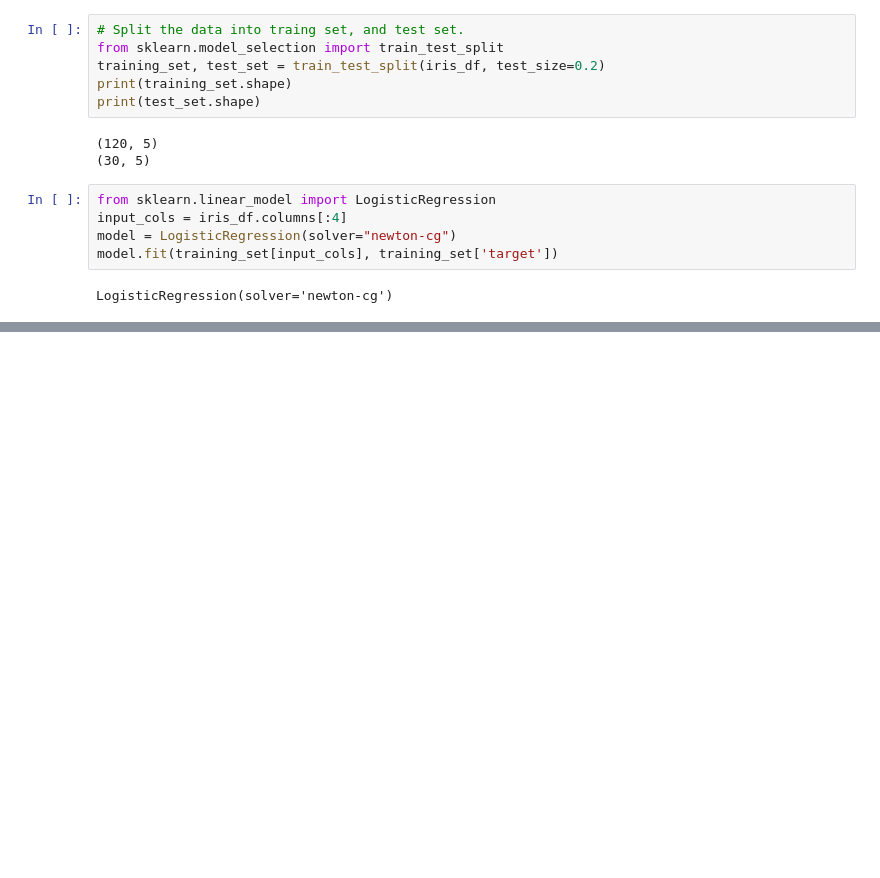
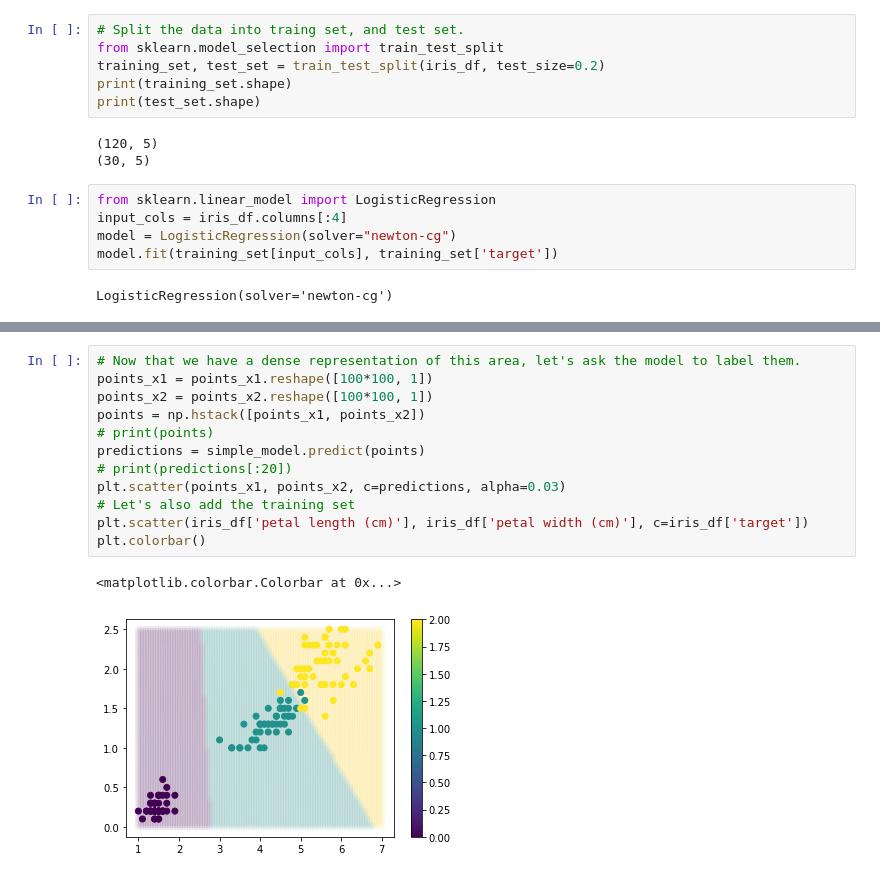
Before and after one commit to ch00226855/CMP414765Fall2022, a Jupyter notebook: Week06_LogisticRegression_Completed.ipynb, the cells around one changed output, grey strips where cells are left out. Drawn from its saved outputs; the diff is of its cells as text; blank space fills up the shorter version.

```diff
--- a/Week06_LogisticRegression_Completed.ipynb
+++ b/Week06_LogisticRegression_Completed.ipynb
@@ -619,0 +694,15 @@ array([  9.08733173,   1.83997366, -10.92730539])
+# %%
+# Now that we have a dense representation of this area, let's ask the model to label them.
+points_x1 = points_x1.reshape([100*100, 1])
+points_x2 = points_x2.reshape([100*100, 1])
+points = np.hstack([points_x1, points_x2])
+# print(points)
+predictions = simple_model.predict(points)
+# print(predictions[:20])
+plt.scatter(points_x1, points_x2, c=predictions, alpha=0.03)
+# Let's also add the training set
+plt.scatter(iris_df['petal length (cm)'], iris_df['petal width (cm)'], c=iris_df['target'])
+plt.colorbar()
+# %% [output]
+<matplotlib.colorbar.Colorbar at 0x...>
+[figure, added]
```
Also changed, not shown: parts of 25 cells of this notebook.
